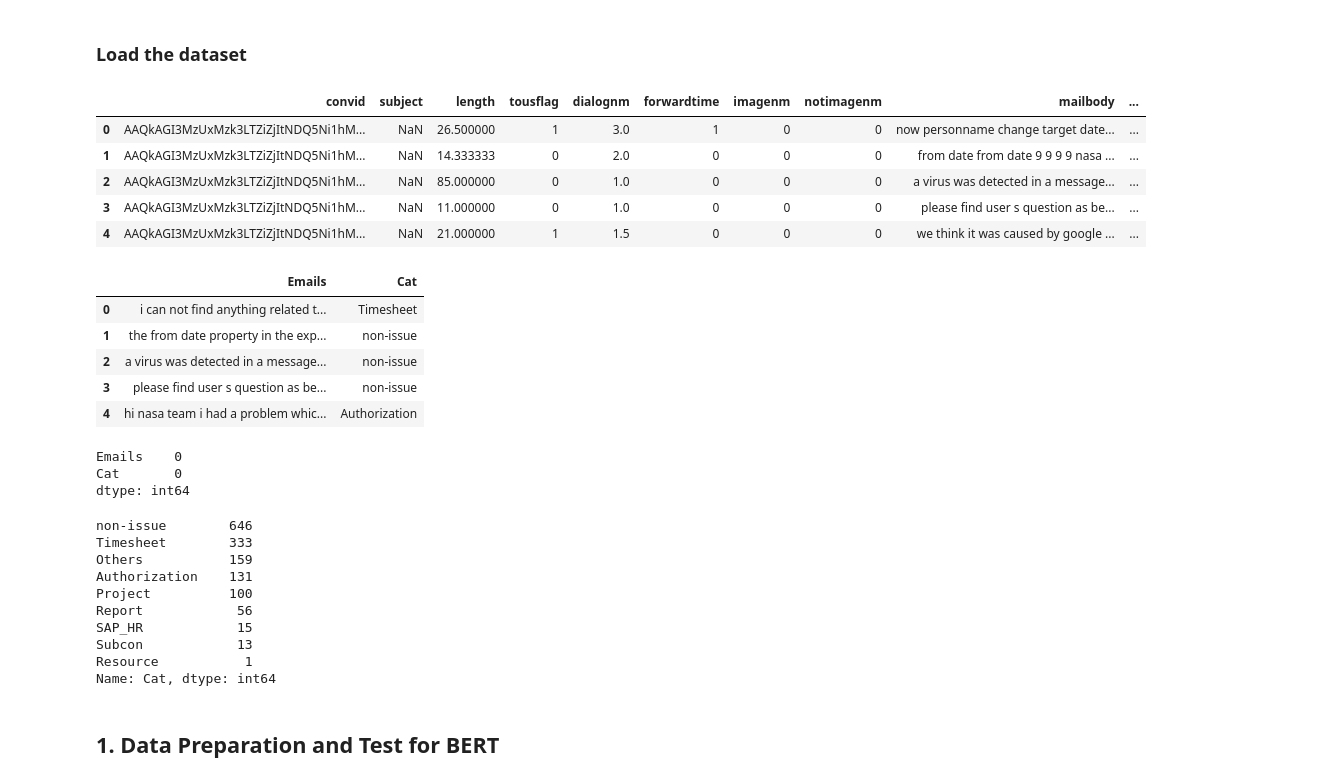
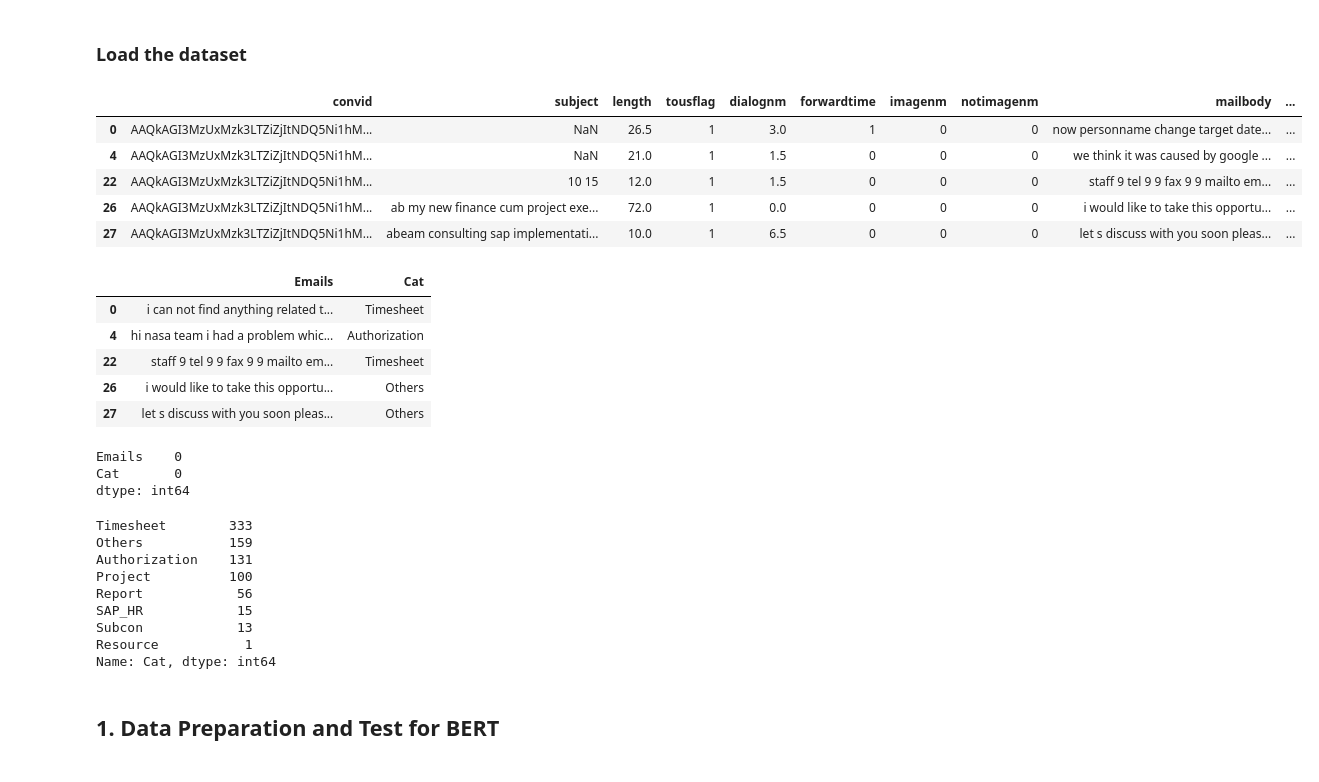
Before and after one commit to Jimmyshiai/deeplearning, a Jupyter notebook: 04_BERT/BERT_email_classification.ipynb, the cells around one changed output. Saved outputs shown, nothing was run; the diff lists cells and outputs as text; code cells hidden in the pictures.

```diff
--- a/04_BERT/BERT_email_classification.ipynb
+++ b/04_BERT/BERT_email_classification.ipynb
@@ -54,15 +55,15 @@ You have TensorFlow version 1.12.0
 # %% [markdown]
 ### Load the dataset
 # %%
-source = pd.read_excel('../98_data/mail_timesheet_admin.xlsx', encoding='latin-1')
+source = pd.read_excel('../98_data/mail_timesheet_admin_woissue.xlsx', encoding='latin-1')
 source.head()
 # %% [output]
 |  | convid | subject | length | tousflag | dialognm | forwardtime | imagenm | notimagenm | mailbody | ... |
-| 0 | AAQkAGI3MzUxMzk3LTZiZjItNDQ5Ni1hM... | NaN | 26.500000 | 1 | 3.0 | 1 | 0 | 0 | now personname change target date... | ... |
-| 1 | AAQkAGI3MzUxMzk3LTZiZjItNDQ5Ni1hM... | NaN | 14.333333 | 0 | 2.0 | 0 | 0 | 0 | from date from date 9 9 9 9 nasa ... | ... |
-| 2 | AAQkAGI3MzUxMzk3LTZiZjItNDQ5Ni1hM... | NaN | 85.000000 | 0 | 1.0 | 0 | 0 | 0 | a virus was detected in a message... | ... |
-| 3 | AAQkAGI3MzUxMzk3LTZiZjItNDQ5Ni1hM... | NaN | 11.000000 | 0 | 1.0 | 0 | 0 | 0 | please find user s question as be... | ... |
-| 4 | AAQkAGI3MzUxMzk3LTZiZjItNDQ5Ni1hM... | NaN | 21.000000 | 1 | 1.5 | 0 | 0 | 0 | we think it was caused by google ... | ... |
+| 0 | AAQkAGI3MzUxMzk3LTZiZjItNDQ5Ni1hM... | NaN | 26.5 | 1 | 3.0 | 1 | 0 | 0 | now personname change target date... | ... |
+| 4 | AAQkAGI3MzUxMzk3LTZiZjItNDQ5Ni1hM... | NaN | 21.0 | 1 | 1.5 | 0 | 0 | 0 | we think it was caused by google ... | ... |
+| 22 | AAQkAGI3MzUxMzk3LTZiZjItNDQ5Ni1hM... | 10 15 | 12.0 | 1 | 1.5 | 0 | 0 | 0 | staff 9 tel 9 9 fax 9 9 mailto em... | ... |
+| 26 | AAQkAGI3MzUxMzk3LTZiZjItNDQ5Ni1hM... | ab my new finance cum project exe... | 72.0 | 1 | 0.0 | 0 | 0 | 0 | i would like to take this opportu... | ... |
+| 27 | AAQkAGI3MzUxMzk3LTZiZjItNDQ5Ni1hM... | abeam consulting sap implementati... | 10.0 | 1 | 6.5 | 0 | 0 | 0 | let s discuss with you soon pleas... | ... |
 # %%
 # Rename the columns
 df=source[['mailquestion','Category']]
@@ -72,10 +73,10 @@ df.head()
 # %% [output]
 |  | Emails | Cat |
 | 0 | i can not find anything related t... | Timesheet |
-| 1 | the from date property in the exp... | non-issue |
-| 2 | a virus was detected in a message... | non-issue |
-| 3 | please find user s question as be... | non-issue |
 | 4 | hi nasa team i had a problem whic... | Authorization |
+| 22 | staff 9 tel 9 9 fax 9 9 mailto em... | Timesheet |
+| 26 | i would like to take this opportu... | Others |
+| 27 | let s discuss with you soon pleas... | Others |
 # %%
 df.isnull().sum()
 # %% [output]
@@ -85,7 +86,6 @@ dtype: int64
 # %%
 df['Cat'].value_counts()
 # %% [output]
-non-issue        646
 Timesheet        333
 Others           159
 Authorization    131
```
Also changed, not shown: parts of 38 cells of this notebook, 17 other files.
